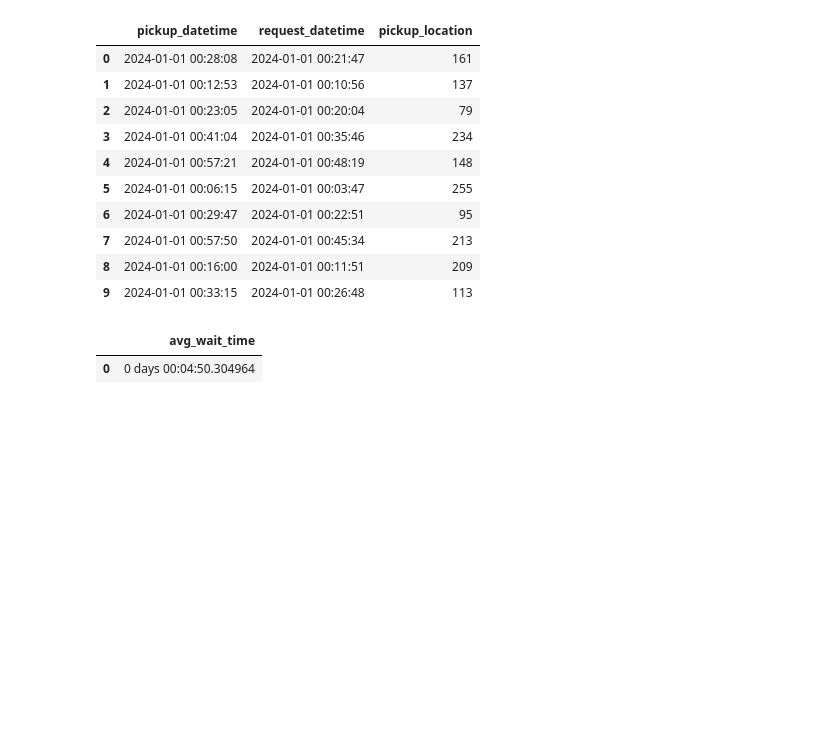
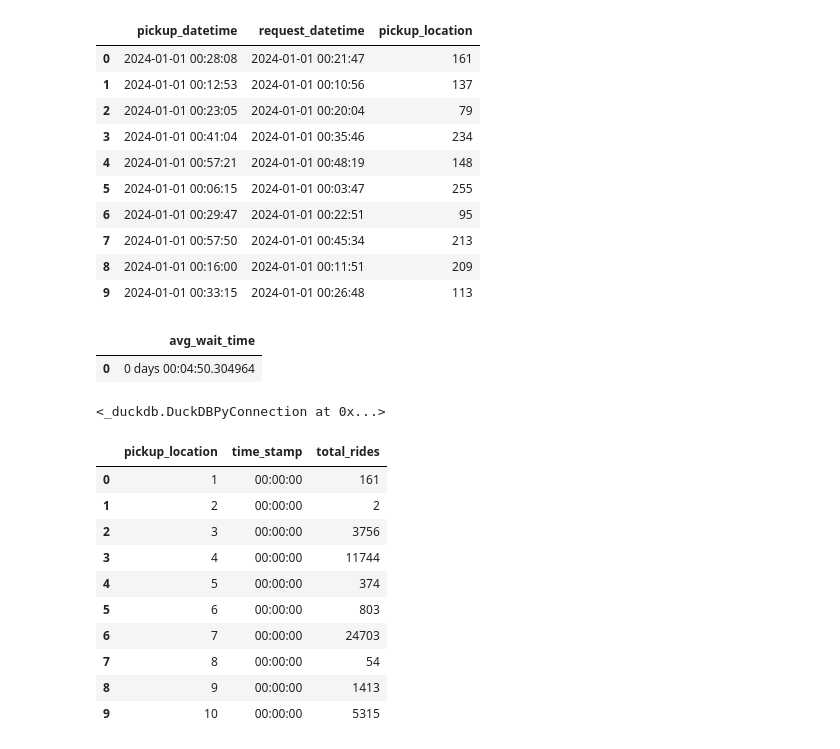
Before and after one commit to 4ct1o/nyc-tlc-interactive-heatmap, a Jupyter notebook: 02_notebooks/01_eda.ipynb, the cells around one changed output. Cells and saved outputs as stored; diff of their text form; code cells hidden in the pictures; blank space fills up the shorter version.

```diff
--- a/02_notebooks/01_eda.ipynb
+++ b/02_notebooks/01_eda.ipynb
@@ -56,3 +59,62 @@ con.execute("""
 # %% [output]
 |  | avg_wait_time |
 | 0 | 0 days 00:04:50.304964 |
+# %%
+# Combining data from different views by timestamp
+
+con.execute("""
+            CREATE OR REPLACE VIEW aggregated_data AS
+            SELECT
+                pickup_location,
+                time_stamp,
+                COUNT(*) AS total_rides
+            FROM (
+                SELECT
+                    pickup_location,
+                    CAST(TIME_BUCKET(INTERVAL '15 minutes', CAST(pickup_datetime AS TIMESTAMP)) AS TIME) AS time_stamp
+                FROM fhvhv
+
+                UNION ALL
+
+                SELECT
+                    pickup_location,
+                    CAST(TIME_BUCKET(INTERVAL '15 minutes', CAST(pickup_datetime AS TIMESTAMP)) AS TIME) AS time_stamp
+                FROM fhv
+
+                UNION ALL
+
+                SELECT
+                    pickup_location,
+                    CAST(TIME_BUCKET(INTERVAL '15 minutes', CAST(pickup_datetime AS TIMESTAMP)) AS TIME) AS time_stamp
+                FROM green
+
+                UNION ALL
+
+                SELECT
+                    pickup_location,
+                    CAST(TIME_BUCKET(INTERVAL '15 minutes', CAST(pickup_datetime AS TIMESTAMP)) AS TIME) AS time_stamp
+                FROM yellow
+            ) t
+            GROUP BY pickup_location, time_stamp
+            ORDER BY time_stamp, pickup_location;
+            """)
+# %% [output]
+<_duckdb.DuckDBPyConnection at 0x...>
+# %%
+con.execute("""
+            SELECT *
+            FROM aggregated_data
+            LIMIT 10
+            """).df()
+# %% [output]
+|  | pickup_location | time_stamp | total_rides |
+| 0 | 1 | 00:00:00 | 161 |
+| 1 | 2 | 00:00:00 | 2 |
+| 2 | 3 | 00:00:00 | 3756 |
+| 3 | 4 | 00:00:00 | 11744 |
+| 4 | 5 | 00:00:00 | 374 |
+| 5 | 6 | 00:00:00 | 803 |
+| 6 | 7 | 00:00:00 | 24703 |
+| 7 | 8 | 00:00:00 | 54 |
+| 8 | 9 | 00:00:00 | 1413 |
+| 9 | 10 | 00:00:00 | 5315 |
```
Also changed, not shown: parts of 20 cells of this notebook.
